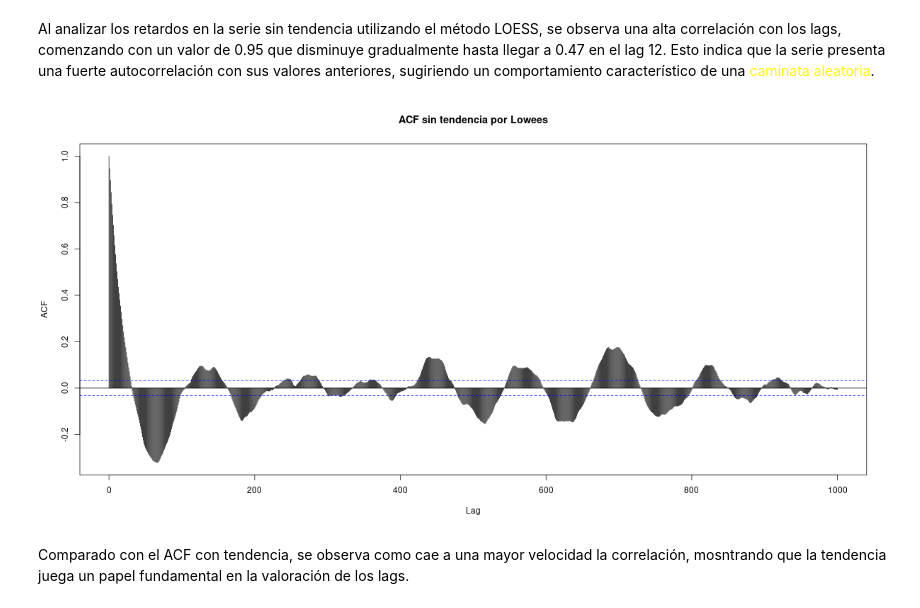
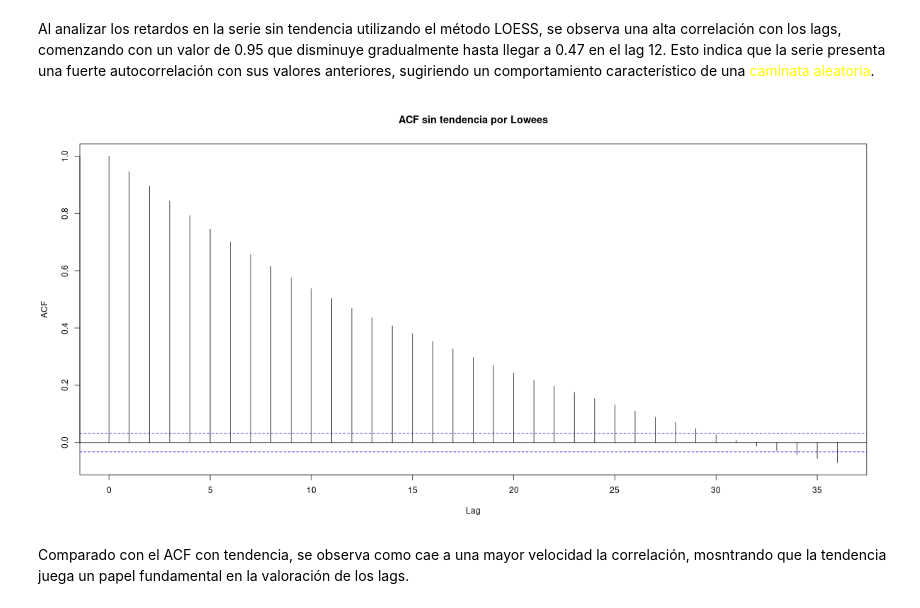
Before and after one commit to Plealm/Acciones_Series_Temporales, a Jupyter notebook: src/Series/descriptivo.ipynb, the cells around one changed output. Cells and saved outputs as stored; diff of their text form; code cells hidden in the pictures.

```diff
--- a/src/Series/descriptivo.ipynb
+++ b/src/Series/descriptivo.ipynb
@@ -325,9 +314,9 @@ Al analizar los retardos en la serie sin tendencia utilizando el método LOESS,
 # %%
 %%R -w 1200 -h 600
 
-acf(trend_removed, lag.max = 200, main = "ACF sin tendencia por Lowees")
+acf(trend_removed, lag.max = 36, main = "ACF sin tendencia por Lowees")
 # %% [output]
-[figure, old version]
+[figure, new version]
 # %% [markdown]
 Comparado con el ACF con tendencia, se observa como cae a una mayor velocidad la correlación, mosntrando que la tendencia juega un papel fundamental en la valoración de los lags.
 # %%
```
Also changed, not shown: parts of 8 cells of this notebook, 2 other files.
